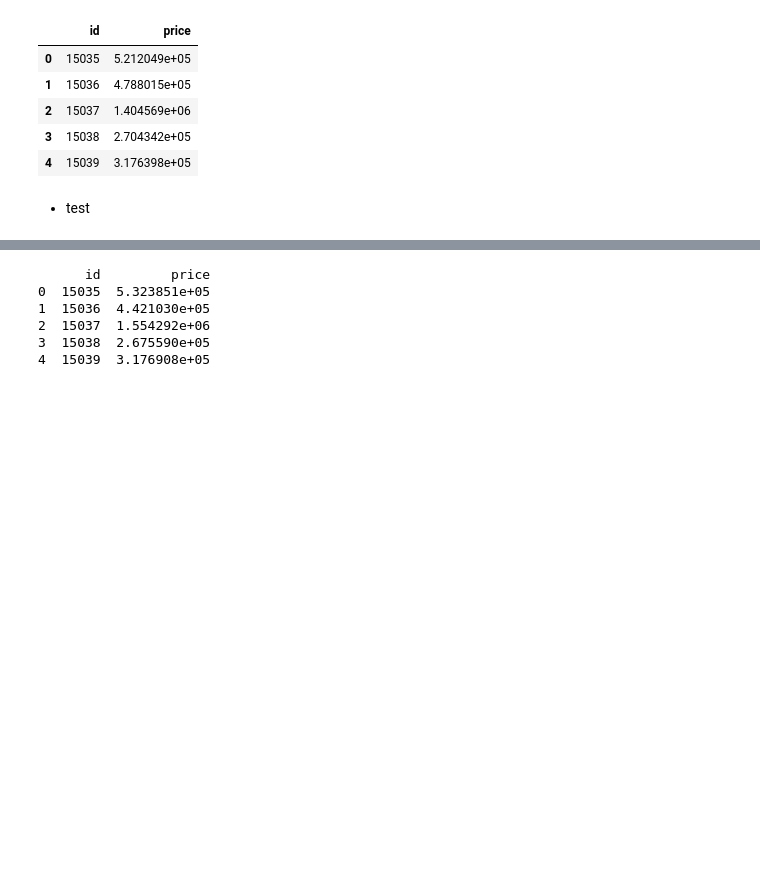
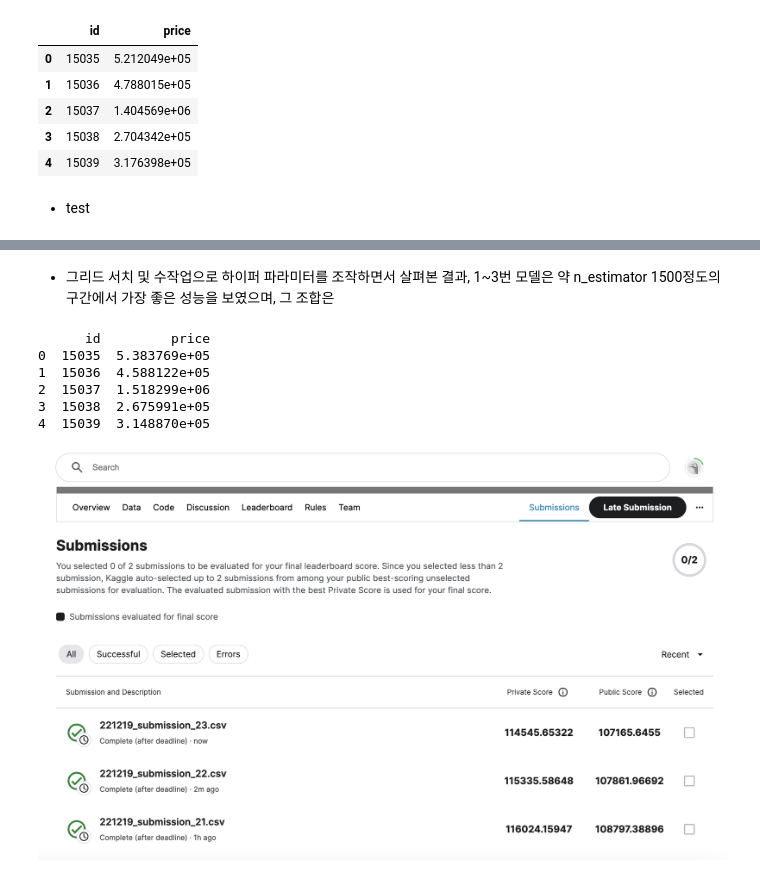
Before and after one commit to feelinppl/Aiffel_RS, a Jupyter notebook: 221213_AIFFEL_EXPL_Project3_Kaggle.ipynb, the cells around one changed output, grey strips where cells are left out. Cells and saved outputs as stored; diff of their text form; code cells hidden in the pictures; blank space fills up the shorter version.

```diff
--- a/221213_AIFFEL_EXPL_Project3_Kaggle.ipynb
+++ b/221213_AIFFEL_EXPL_Project3_Kaggle.ipynb
@@ -602,15 +614,22 @@ array([ 532385.14947851,  442103.03863382, 1554292.26592054, ...,
+# %% [markdown]
+- 그리드 서치 및 수작업으로 하이퍼 파라미터를 조작하면서 살펴본 결과, 1~3번 모델은 약 n_estimator 1500정도의 구간에서 가장 좋은 성능을 보였으며, 그 조합은
 # %%
 result = pd.DataFrame({
     'id' : submission_id,
     'price' : np.exp(y_pred)
 })
-my_submission_path = os.path.join(data_dir, '221219_submission' + '_21' + '.csv')
+my_submission_path = os.path.join(data_dir, '221219_submission' + '_30' + '.csv')
 result.to_csv(my_submission_path, index=False)
 print(result.head())
 # %% [output]
       id         price
-0  15035  5.323851e+05
-1  15036  4.421030e+05
-2  15037  1.554292e+06
-3  15038  2.675590e+05
-4  15039  3.176908e+05
+0  15035  5.383769e+05
+1  15036  4.588122e+05
+2  15037  1.518299e+06
+3  15038  2.675991e+05
+4  15039  3.148870e+05
+# %%
+from IPython.display import Image
+Image("/Users/louan/Documents/projects/Aiffel/lms/data/kaggle_data/submission_image.png")
+# %% [output]
+[figure, added]
```
Also changed, not shown: parts of 5 cells of this notebook.
